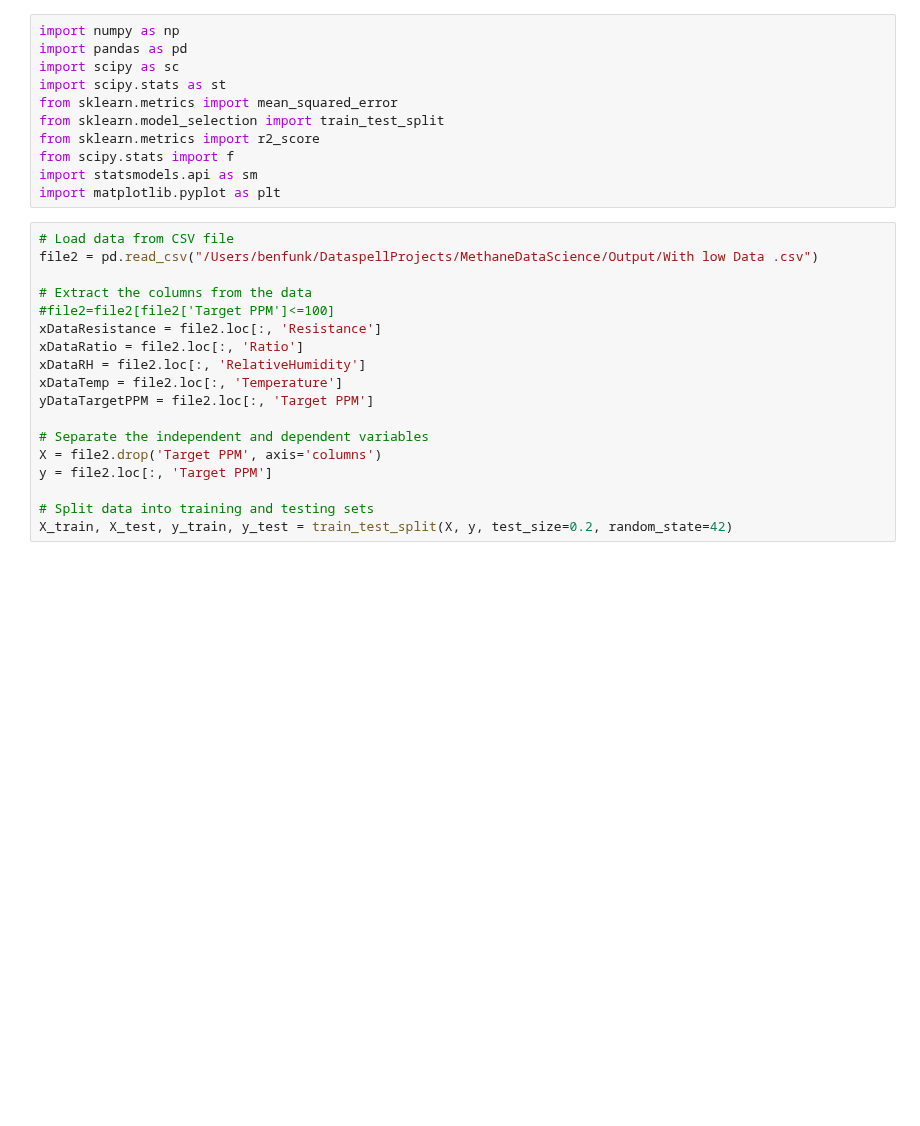
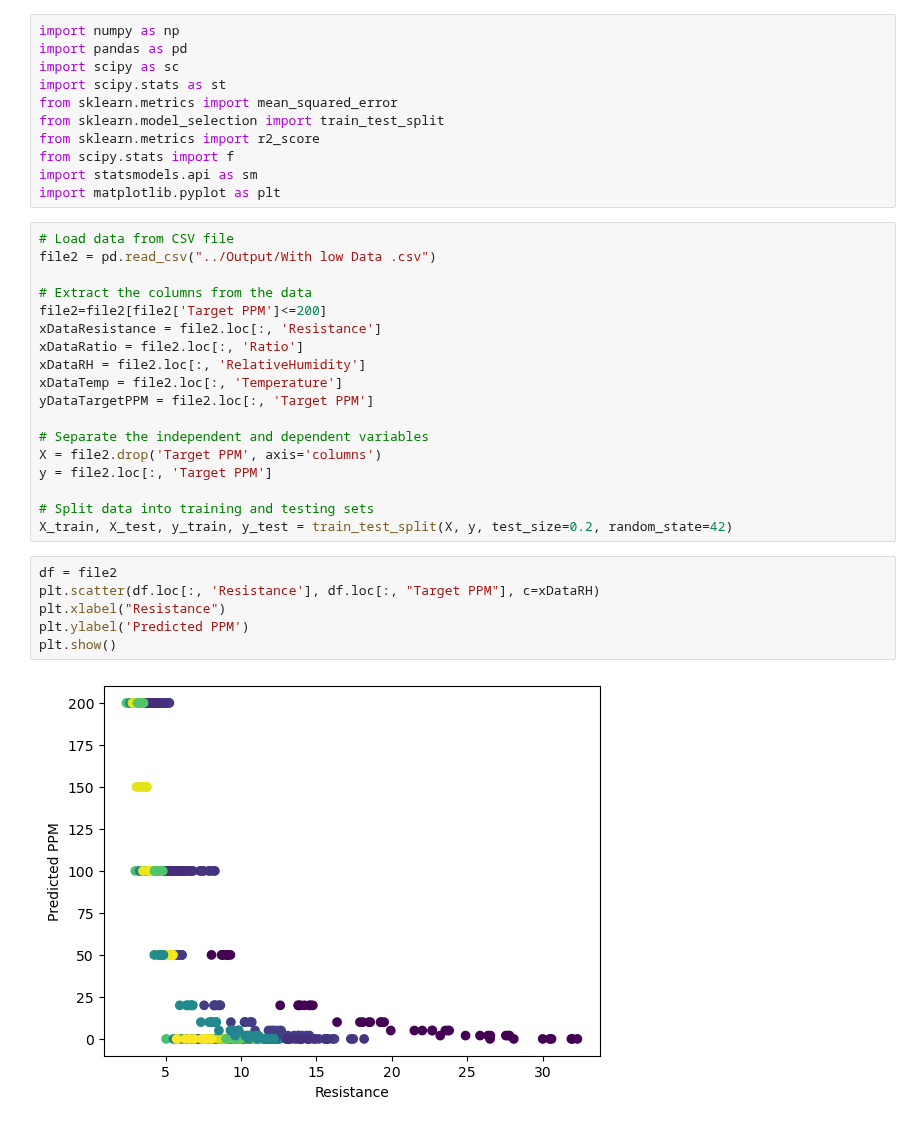
Before and after one commit to Coopsims/MethaneDataScience, a Jupyter notebook: Ben's Analysis/FunkBastvikenAnalysis.ipynb, the cells around one changed output. Saved outputs shown, nothing was run; the diff lists cells and outputs as text; blank space fills up the shorter version.

```diff
--- a/Ben's Analysis/FunkBastvikenAnalysis.ipynb
+++ b/Ben's Analysis/FunkBastvikenAnalysis.ipynb
@@ -11,10 +11,10 @@ import statsmodels.api as sm
 import matplotlib.pyplot as plt
 # %%
 # Load data from CSV file
-file2 = pd.read_csv("/Users/benfunk/DataspellProjects/MethaneDataScience/Output/With low Data .csv")
+file2 = pd.read_csv("../Output/With low Data .csv")
 
 # Extract the columns from the data
-#file2=file2[file2['Target PPM']<=100]
+file2=file2[file2['Target PPM']<=200]
 xDataResistance = file2.loc[:, 'Resistance']
 xDataRatio = file2.loc[:, 'Ratio']
 xDataRH = file2.loc[:, 'RelativeHumidity']
@@ -27,6 +27,14 @@ y = file2.loc[:, 'Target PPM']
 
 # Split data into training and testing sets
 X_train, X_test, y_train, y_test = train_test_split(X, y, test_size=0.2, random_state=42)
+# %%
+df = file2
+plt.scatter(df.loc[:, 'Resistance'], df.loc[:, "Target PPM"], c=xDataRH)
+plt.xlabel("Resistance")
+plt.ylabel('Predicted PPM')
+plt.show()
+# %% [output]
+[figure, added]
 # %%
 #
 def funct(X, a, b, c,d):
```
Also changed, not shown: parts of 4 cells of this notebook, 1 other file.
